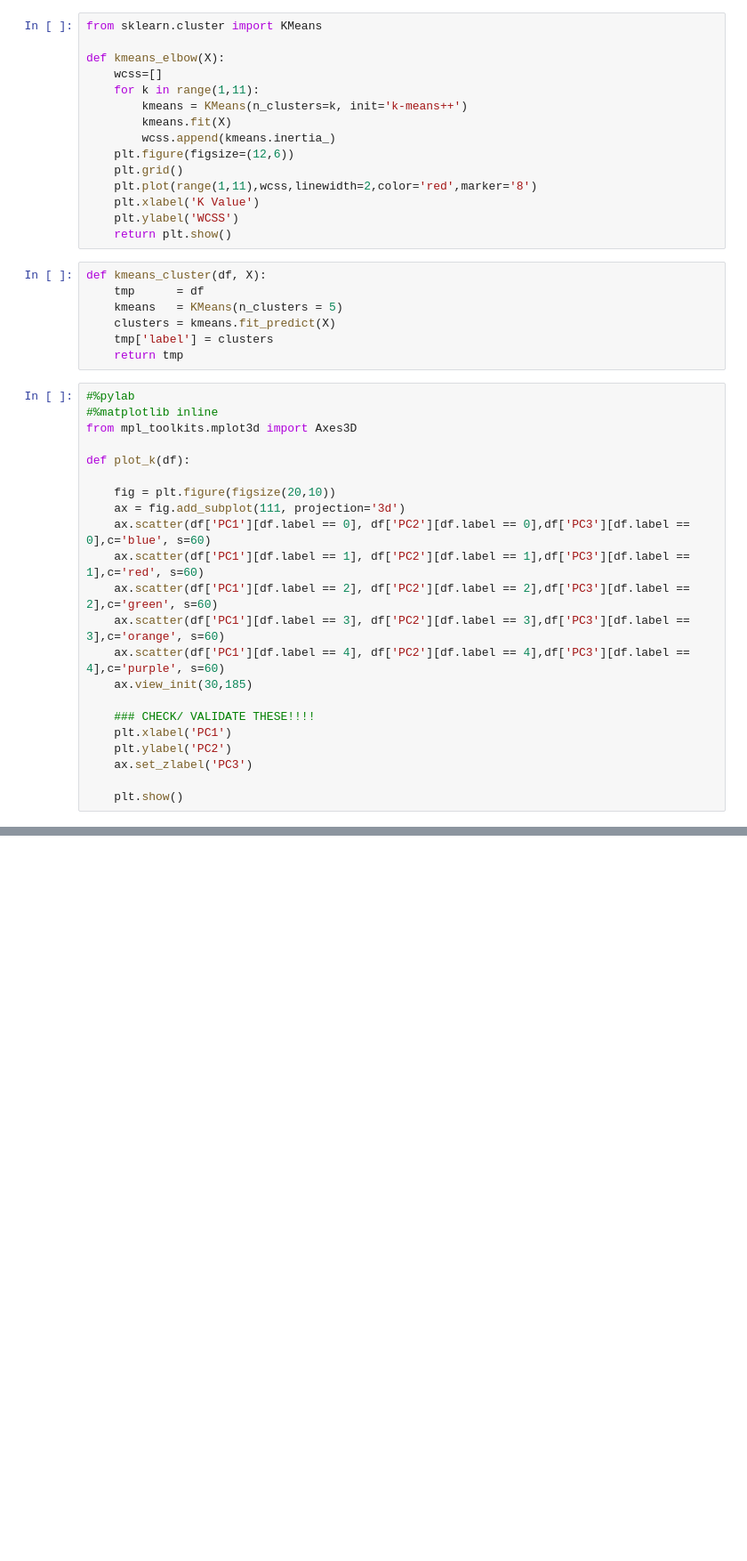
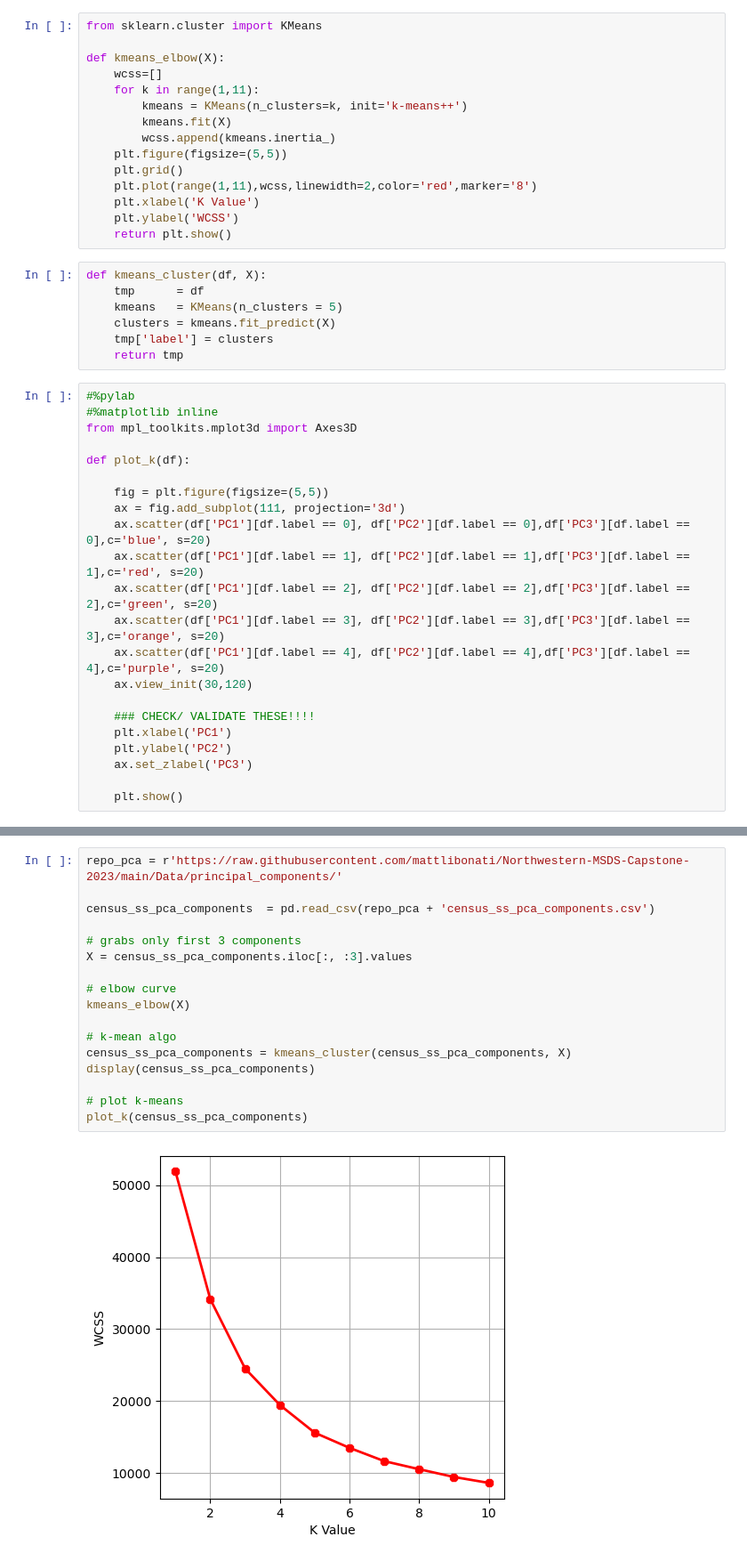
Before and after one commit to RyanZimmermanNWU/Northwestern-MSDS-Capstone-2023, a Jupyter notebook: Scripts/d. Modeling.ipynb, the cells around one changed output, grey strips where cells are left out. Shown: that part at 89% size. Drawn from its saved outputs; the diff is of its cells as text; blank space fills up the shorter version.

```diff
--- a/Scripts/d. Modeling.ipynb
+++ b/Scripts/d. Modeling.ipynb
@@ -96,7 +99,7 @@ def kmeans_elbow(X):
         kmeans = KMeans(n_clusters=k, init='k-means++')
         kmeans.fit(X)
         wcss.append(kmeans.inertia_)
-    plt.figure(figsize=(12,6))
+    plt.figure(figsize=(5,5))
     plt.grid()
     plt.plot(range(1,11),wcss,linewidth=2,color='red',marker='8')
     plt.xlabel('K Value')
@@ -116,14 +119,14 @@ from mpl_toolkits.mplot3d import Axes3D
 
 def plot_k(df):
 
-    fig = plt.figure(figsize(20,10))
+    fig = plt.figure(figsize=(5,5))
     ax = fig.add_subplot(111, projection='3d')
-    ax.scatter(df['PC1'][df.label == 0], df['PC2'][df.label == 0],df['PC3'][df.label == 0],c='blue', s=60)
-    ax.scatter(df['PC1'][df.label == 1], df['PC2'][df.label == 1],df['PC3'][df.label == 1],c='red', s=60)
-    ax.scatter(df['PC1'][df.label == 2], df['PC2'][df.label == 2],df['PC3'][df.label == 2],c='green', s=60)
-    ax.scatter(df['PC1'][df.label == 3], df['PC2'][df.label == 3],df['PC3'][df.label == 3],c='orange', s=60)
-    ax.scatter(df['PC1'][df.label == 4], df['PC2'][df.label == 4],df['PC3'][df.label == 4],c='purple', s=60)
-    ax.view_init(30,185)
+    ax.scatter(df['PC1'][df.label == 0], df['PC2'][df.label == 0],df['PC3'][df.label == 0],c='blue', s=20)
+    ax.scatter(df['PC1'][df.label == 1], df['PC2'][df.label == 1],df['PC3'][df.label == 1],c='red', s=20)
+    ax.scatter(df['PC1'][df.label == 2], df['PC2'][df.label == 2],df['PC3'][df.label == 2],c='green', s=20)
+    ax.scatter(df['PC1'][df.label == 3], df['PC2'][df.label == 3],df['PC3'][df.label == 3],c='orange', s=20)
+    ax.scatter(df['PC1'][df.label == 4], df['PC2'][df.label == 4],df['PC3'][df.label == 4],c='purple', s=20)
+    ax.view_init(30,120)
 
     ### CHECK/ VALIDATE THESE!!!!
     plt.xlabel('PC1')
@@ -135,0 +181,19 @@ def plot_k(df):
+# %%
+repo_pca = r'https://raw.githubusercontent.com/mattlibonati/Northwestern-MSDS-Capstone-2023/main/Data/principal_components/'
+
+census_ss_pca_components  = pd.read_csv(repo_pca + 'census_ss_pca_components.csv')
+
+# grabs only first 3 components
+X = census_ss_pca_components.iloc[:, :3].values
+
+# elbow curve
+kmeans_elbow(X)
+
+# k-mean algo
+census_ss_pca_components = kmeans_cluster(census_ss_pca_components, X)
+display(census_ss_pca_components)
+
+# plot k-means
+plot_k(census_ss_pca_components)
+# %% [output]
+[figure, added]
```
Also changed, not shown: parts of 22 cells of this notebook.
